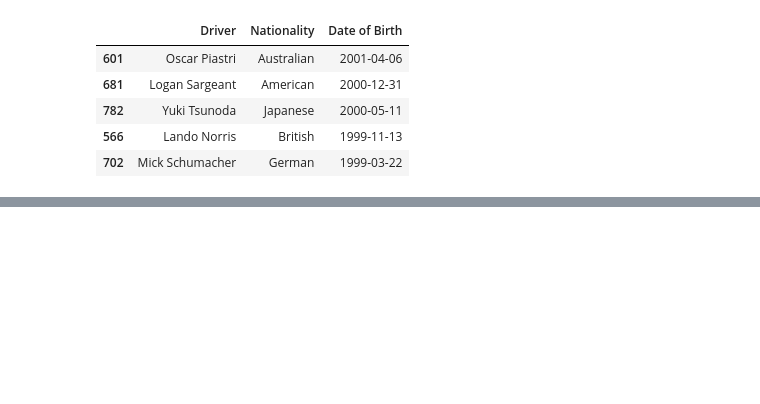
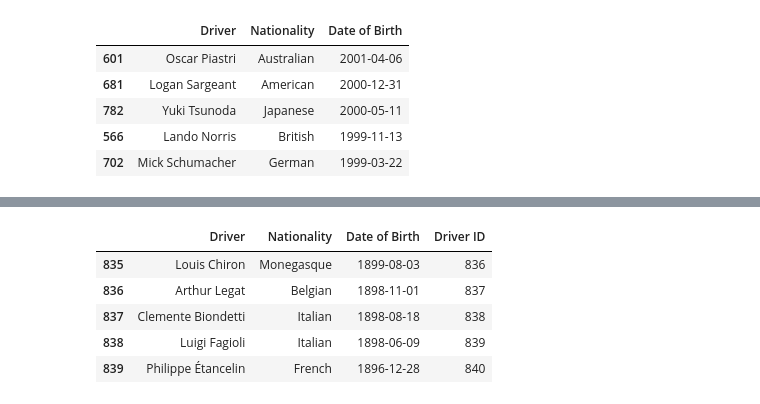
Before and after one commit to JuanGouveia/ETL-Project, a Jupyter notebook: code/book.ipynb, the cells around one changed output, grey strips where cells are left out. Cells and saved outputs as stored; diff of their text form; code cells hidden in the pictures; blank space fills up the shorter version.

```diff
--- a/code/book.ipynb
+++ b/code/book.ipynb
@@ -587,3 +587,6 @@ Data_Driver.head()
 | 782 | Yuki Tsunoda | Japanese | 2000-05-11 |
 | 566 | Lando Norris | British | 1999-11-13 |
 | 702 | Mick Schumacher | German | 1999-03-22 |
+# %%
+Data_Driver = Data_Driver.reset_index(drop = True)
+Data_Driver.head()
@@ -589,0 +609,10 @@ Data_Driver.head()
+# %%
+Data_Driver['Driver ID'] = list(range(1, len(Data_Driver)+1))
+Data_Driver.tail()
+# %% [output]
+|  | Driver | Nationality | Date of Birth | Driver ID |
+| 835 | Louis Chiron | Monegasque | 1899-08-03 | 836 |
+| 836 | Arthur Legat | Belgian | 1898-11-01 | 837 |
+| 837 | Clemente Biondetti | Italian | 1898-08-18 | 838 |
+| 838 | Luigi Fagioli | Italian | 1898-06-09 | 839 |
+| 839 | Philippe Étancelin | French | 1896-12-28 | 840 |
```
Also changed, not shown: parts of 11 cells of this notebook.
